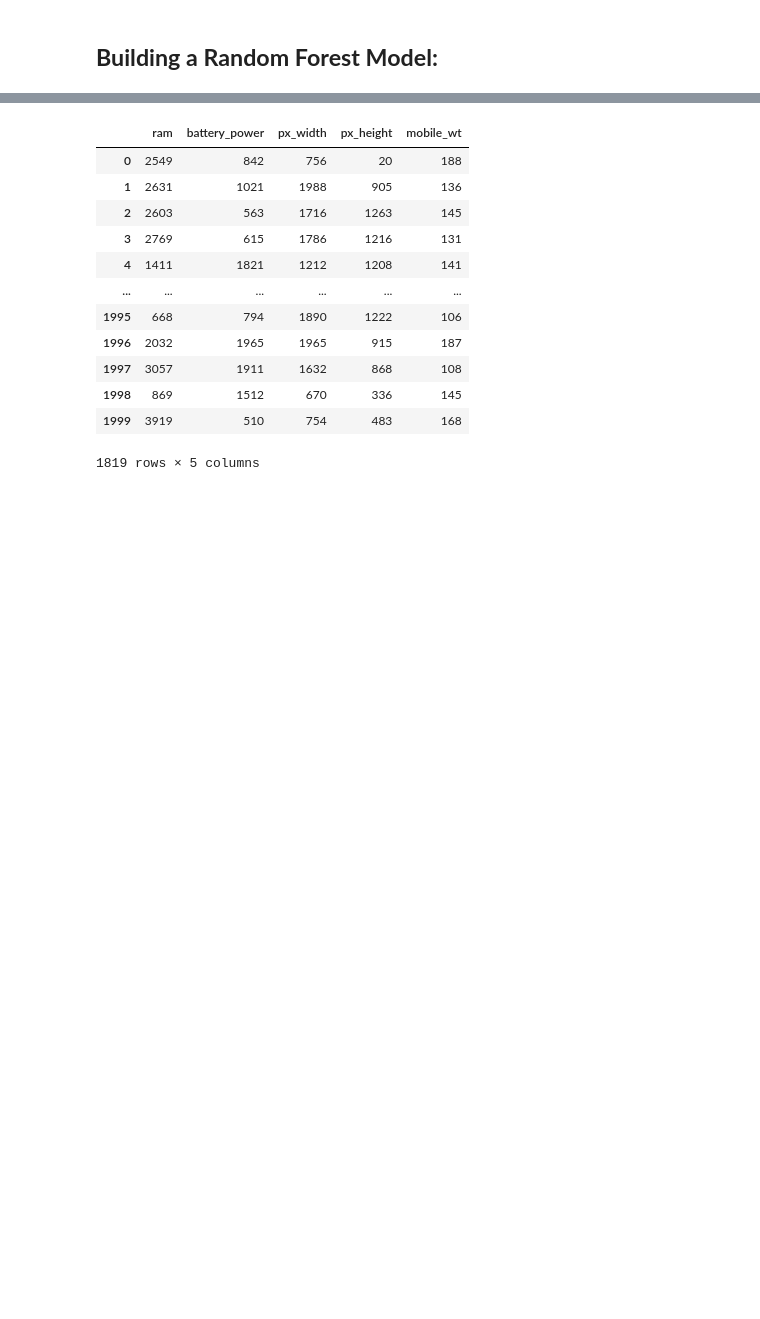
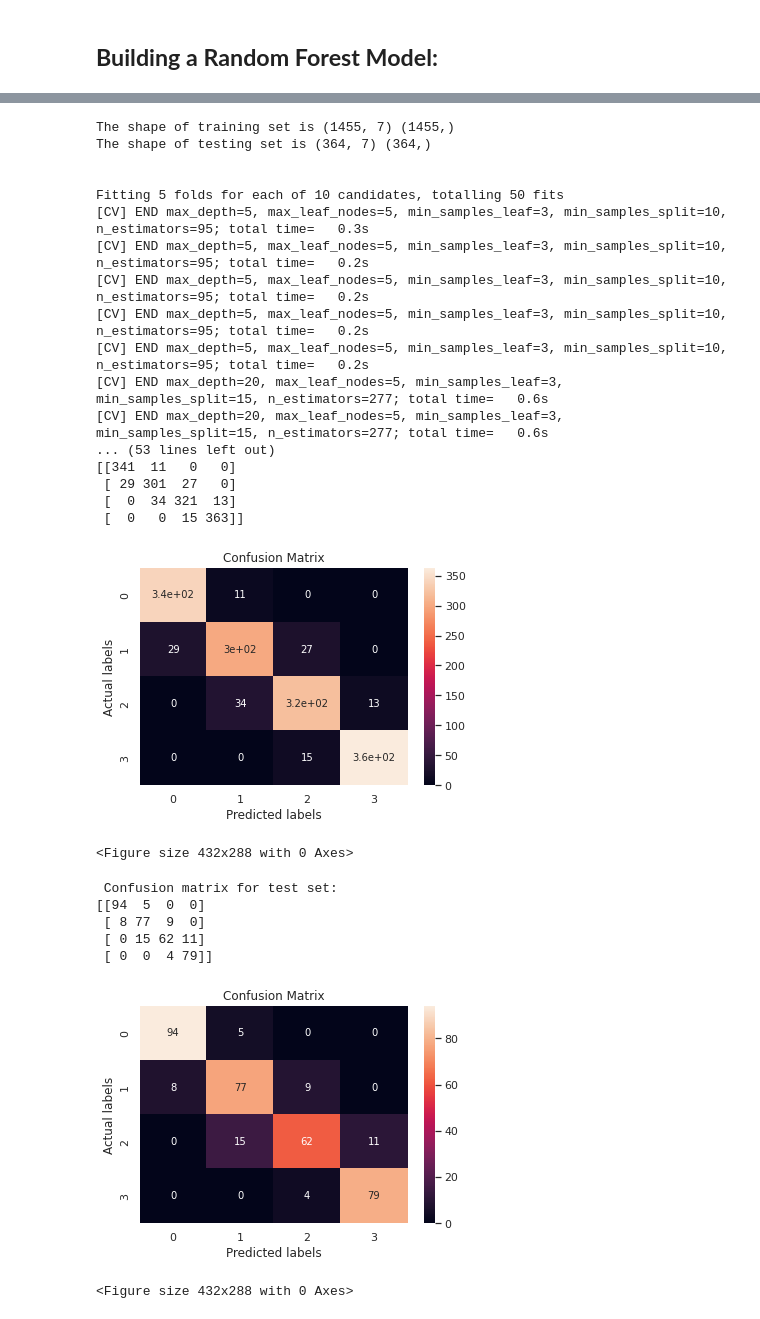
Before and after one commit to Rudrajit12/Mobile-Price-Range-Prediction, a Jupyter notebook: Mobile_Price_Range_Prediction_Capstone_Project.ipynb, the cells around one changed output, grey strips where cells are left out. Saved outputs shown, nothing was run; the diff lists cells and outputs as text; code cells hidden in the pictures; blank space fills up the shorter version.

```diff
--- a/Mobile_Price_Range_Prediction_Capstone_Project.ipynb
+++ b/Mobile_Price_Range_Prediction_Capstone_Project.ipynb
@@ -726,9 +752,9 @@ def random_forest(X,Y):
   print("\n")
 
   # hyperparameter grid
-  param_dict = {'n_estimators': [int(x) for x in np.linspace(50,300,6)],
-              'max_depth': [int(x) for x in np.linspace(5,10,5)],
-              'max_leaf_nodes': [(int(x) for x in np.linspace(5,15,3))],
+  param_dict = {'n_estimators': [int(x) for x in np.linspace(50,300,12)],
+              'max_depth': [int(x) for x in np.linspace(5,50,10)],
+              'max_leaf_nodes': [int(x) for x in np.linspace(5,15,3)],
               'min_samples_split': [int(x) for x in np.linspace(5,15,3)],
               'min_samples_leaf': [int(x) for x in np.linspace(1,5,5)]}
 
@@ -775,7 +801,7 @@ def random_forest(X,Y):
   plt.show()
 
   print("\n Classification report:")
-  rf_report = classification_report(Y_test, rf_test_class)
+  rf = classification_report(Y_test, rf_test_class, output_dict=True)
   print(classification_report(Y_test, rf_test_class))
 
   # calculate the feature importances
@@ -800,4 +826,4 @@ def random_forest(X,Y):
   pd.set_option('display.max_rows', 200)
   print(importance_df.sort_values(by=['Feature Importance'],ascending=False))
 
-  return rf_report
+  return rf
@@ -866,17 +896,31 @@ weighted avg       0.87      0.87      0.87       364
 # %%
-X_new = phone_df[['ram','battery_power','px_width','px_height','mobile_wt']]
-X_new
+# select the most important features for modeling
+X_new = phone_df[['ram','battery_power','px_width','px_height','int_memory','mobile_wt','screen_size']]
+rf_new = random_forest(X_new,Y)
 # %% [output]
-|  | ram | battery_power | px_width | px_height | mobile_wt |
-| 0 | 2549 | 842 | 756 | 20 | 188 |
-| 1 | 2631 | 1021 | 1988 | 905 | 136 |
-| 2 | 2603 | 563 | 1716 | 1263 | 145 |
-| 3 | 2769 | 615 | 1786 | 1216 | 131 |
-| 4 | 1411 | 1821 | 1212 | 1208 | 141 |
-| ... | ... | ... | ... | ... | ... |
-| 1995 | 668 | 794 | 1890 | 1222 | 106 |
-| 1996 | 2032 | 1965 | 1965 | 915 | 187 |
-| 1997 | 3057 | 1911 | 1632 | 868 | 108 |
-| 1998 | 869 | 1512 | 670 | 336 | 145 |
-| 1999 | 3919 | 510 | 754 | 483 | 168 |
-1819 rows × 5 columns
+The shape of training set is (1455, 7) (1455,)
+The shape of testing set is (364, 7) (364,)
+
+
+Fitting 5 folds for each of 10 candidates, totalling 50 fits
+[CV] END max_depth=5, max_leaf_nodes=5, min_samples_leaf=3, min_samples_split=10, n_estimators=95; total time=   0.3s
+[CV] END max_depth=5, max_leaf_nodes=5, min_samples_leaf=3, min_samples_split=10, n_estimators=95; total time=   0.2s
+[CV] END max_depth=5, max_leaf_nodes=5, min_samples_leaf=3, min_samples_split=10, n_estimators=95; total time=   0.2s
+[CV] END max_depth=5, max_leaf_nodes=5, min_samples_leaf=3, min_samples_split=10, n_estimators=95; total time=   0.2s
+[CV] END max_depth=5, max_leaf_nodes=5, min_samples_leaf=3, min_samples_split=10, n_estimators=95; total time=   0.2s
+[CV] END max_depth=20, max_leaf_nodes=5, min_samples_leaf=3, min_samples_split=15, n_estimators=277; total time=   0.6s
+[CV] END max_depth=20, max_leaf_nodes=5, min_samples_leaf=3, min_samples_split=15, n_estimators=277; total time=   0.6s
+... (53 lines left out)
+[[341  11   0   0]
+ [ 29 301  27   0]
+ [  0  34 321  13]
+ [  0   0  15 363]]
+[figure, added]
+<Figure size 432x288 with 0 Axes>
+ Confusion matrix for test set:
+[[94  5  0  0]
+ [ 8 77  9  0]
+ [ 0 15 62 11]
+ [ 0  0  4 79]]
+[figure, added]
+<Figure size 432x288 with 0 Axes>
```
Also changed, not shown: parts of 35 cells of this notebook.
